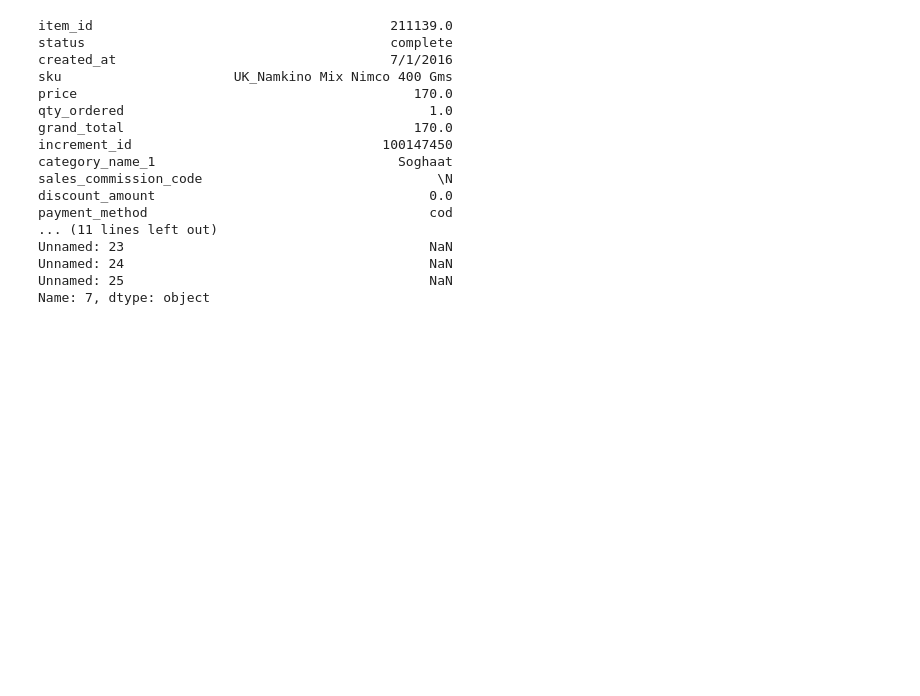
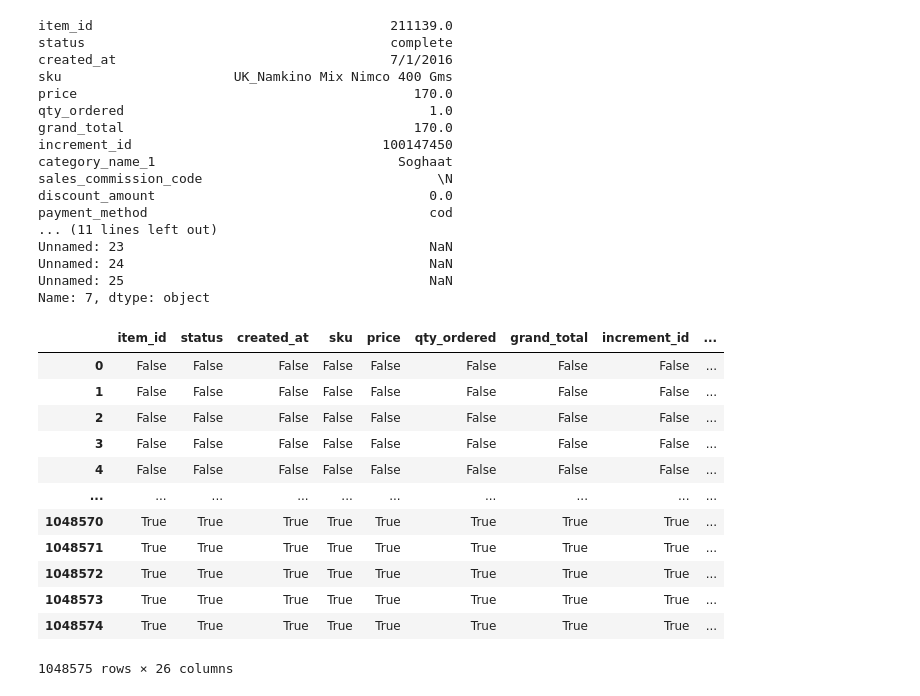
Before and after one commit to coders263-code/Data_Science_Journey, a Jupyter notebook: Pandas/Pandas_Advance.ipynb, the cells around one changed output. Drawn from its saved outputs; the diff is of its cells as text; code cells hidden in the pictures; blank space fills up the shorter version.

```diff
--- a/Pandas/Pandas_Advance.ipynb
+++ b/Pandas/Pandas_Advance.ipynb
@@ -189,3 +189,19 @@ Unnamed: 23                                       NaN
 Unnamed: 24                                       NaN
 Unnamed: 25                                       NaN
 Name: 7, dtype: object
+# %%
+df.isnull()
+# %% [output]
+|  | item_id | status | created_at | sku | price | qty_ordered | grand_total | increment_id | ... |
+| 0 | False | False | False | False | False | False | False | False | ... |
+| 1 | False | False | False | False | False | False | False | False | ... |
+| 2 | False | False | False | False | False | False | False | False | ... |
+| 3 | False | False | False | False | False | False | False | False | ... |
+| 4 | False | False | False | False | False | False | False | False | ... |
+| ... | ... | ... | ... | ... | ... | ... | ... | ... | ... |
+| 1048570 | True | True | True | True | True | True | True | True | ... |
+| 1048571 | True | True | True | True | True | True | True | True | ... |
+| 1048572 | True | True | True | True | True | True | True | True | ... |
+| 1048573 | True | True | True | True | True | True | True | True | ... |
+| 1048574 | True | True | True | True | True | True | True | True | ... |
+1048575 rows × 26 columns
```
